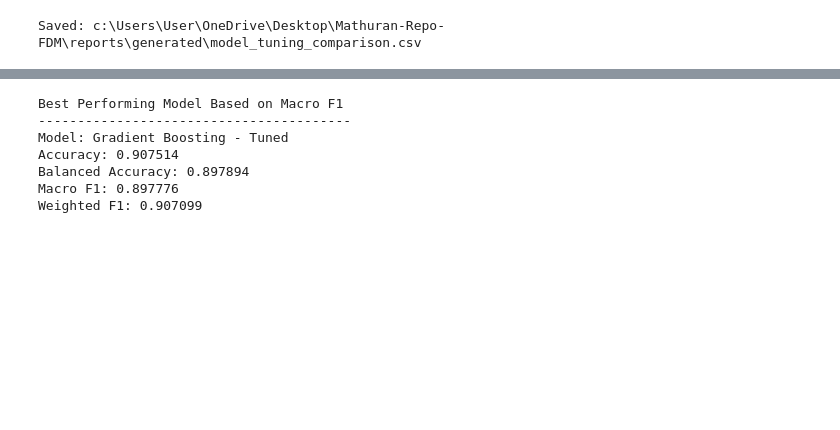
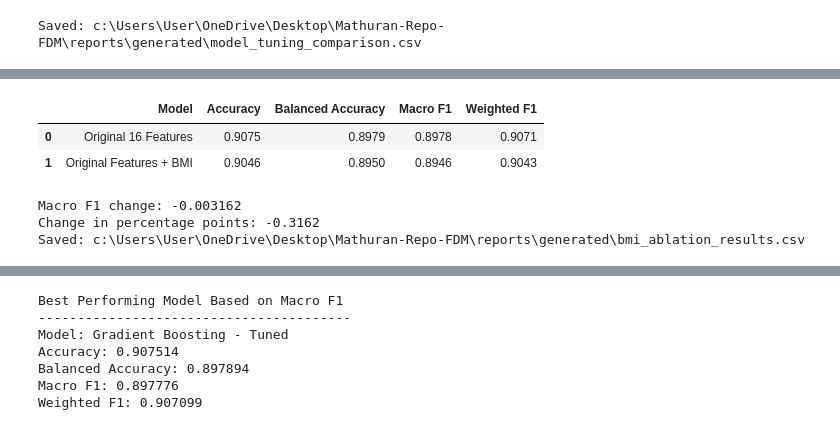
Before and after one commit to Mathu-code/Obesity-Risk-Intelligence-System, a Jupyter notebook: notebooks/05_model_tuning.ipynb, the cells around one changed output, grey strips where cells are left out. Cells and saved outputs as stored; diff of their text form; code cells hidden in the pictures; blank space fills up the shorter version.

Commit message:
Update notebooks, tuning reports and BMI experiment

```diff
--- a/notebooks/05_model_tuning.ipynb
+++ b/notebooks/05_model_tuning.ipynb
@@ -1101,0 +1358,20 @@ Saved: c:\Users\User\OneDrive\Desktop\Mathuran-Repo-FDM\reports\generated\model_
+# %%
+# Create separate copies for the BMI experiment
+X_train_bmi = X_train.copy()
+X_val_bmi = X_val.copy()
+
+# Calculate BMI using available measurements
+X_train_bmi["BMI"] = (
+    X_train_bmi["Weight"] / X_train_bmi["Height"] ** 2
+)
+
+X_val_bmi["BMI"] = (
+    X_val_bmi["Weight"] / X_val_bmi["Height"] ** 2
+)
+
+print("Original predictors:", X_train.shape[1])
+print("Predictors with BMI:", X_train_bmi.shape[1])
+
+assert X_train.shape[1] == 16
+assert X_train_bmi.shape[1] == 17
+assert "BMI" not in X_train.columns
@@ -1101,0 +1503,53 @@ Saved: c:\Users\User\OneDrive\Desktop\Mathuran-Repo-FDM\reports\generated\model_
+# %%
+# Evaluate both experiments using the existing scores() function
+original_bmi_result = scores(
+    "Original 16 Features",
+    y_val,
+    original_val_pred,
+)
+
+added_bmi_result = scores(
+    "Original Features + BMI",
+    y_val,
+    bmi_val_pred,
+)
+
+bmi_comparison = pd.DataFrame([
+    original_bmi_result,
+    added_bmi_result,
+])
+
+display(bmi_comparison.round(4))
+
+# Calculate the change in validation Macro F1
+bmi_f1_change = (
+    added_bmi_result["Macro F1"]
+    - original_bmi_result["Macro F1"]
+)
+
+print(
+    "Macro F1 change:",
+    f"{bmi_f1_change:+.6f}",
+)
+
+print(
+    "Change in percentage points:",
+    f"{bmi_f1_change * 100:+.4f}",
+)
+
+# Save the experiment results
+bmi_output = REPORTS / "bmi_ablation_results.csv"
+
+bmi_comparison.to_csv(
+    bmi_output,
+    index=False,
+)
+
+print("Saved:", bmi_output)
+# %% [output]
+|  | Model | Accuracy | Balanced Accuracy | Macro F1 | Weighted F1 |
+| 0 | Original 16 Features | 0.9075 | 0.8979 | 0.8978 | 0.9071 |
+| 1 | Original Features + BMI | 0.9046 | 0.8950 | 0.8946 | 0.9043 |
+Macro F1 change: -0.003162
+Change in percentage points: -0.3162
+Saved: c:\Users\User\OneDrive\Desktop\Mathuran-Repo-FDM\reports\generated\bmi_ablation_results.csv
```
Also changed, not shown: parts of 60 cells of this notebook, 9 other files.
